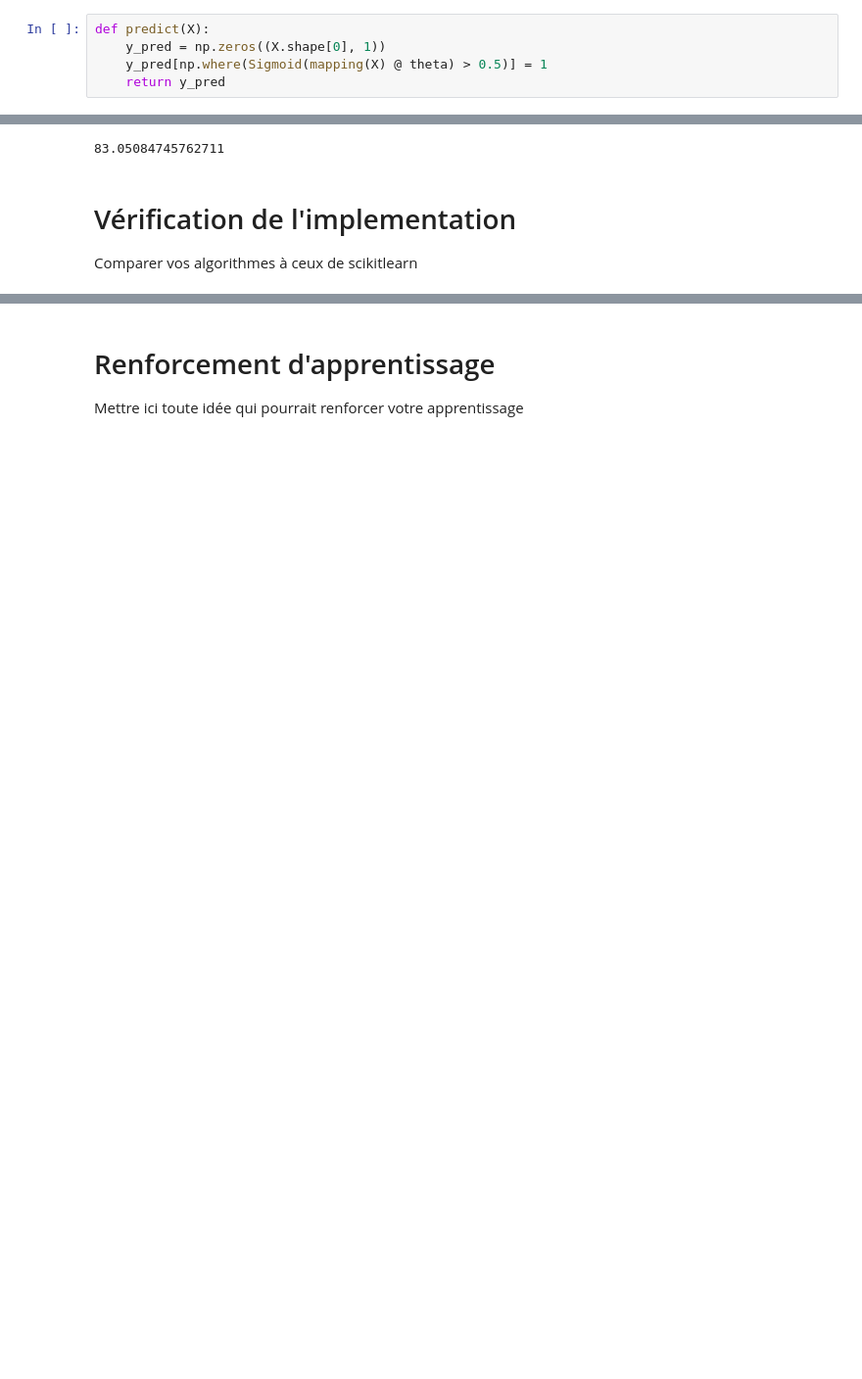
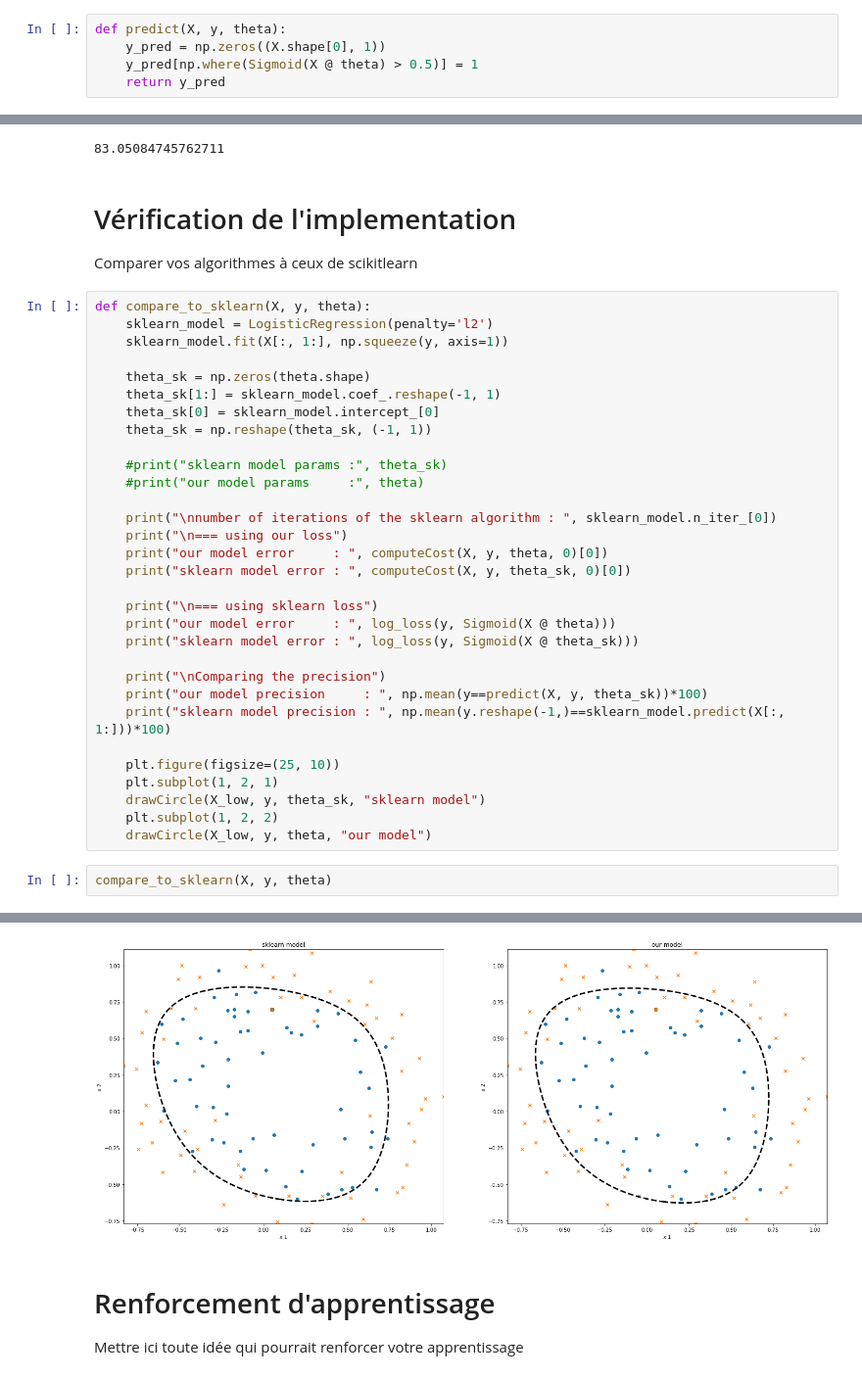
Before and after one commit to ayoubhammal/notebooks_tp_iarn, a Jupyter notebook: tp4/TP 4 regularisation.ipynb, the cells around one changed output, grey strips where cells are left out. Shown: that part at 98% size. Saved outputs shown, nothing was run; the diff lists cells and outputs as text; blank space fills up the shorter version.

```diff
--- a/tp4/TP 4 regularisation.ipynb
+++ b/tp4/TP 4 regularisation.ipynb
@@ -236,9 +243,9 @@ def drawCircle():
 Ici il serait interessant de calculer la prédiction en utilisant un seuil
 i.e. si h>seuil alors classe =1 sinon classe = 0
 # %%
-def predict(X):
+def predict(X, y, theta):
     y_pred = np.zeros((X.shape[0], 1))
-    y_pred[np.where(Sigmoid(mapping(X) @ theta) > 0.5)] = 1
+    y_pred[np.where(Sigmoid(X @ theta) > 0.5)] = 1
     return y_pred
 # %% [markdown]
 # Affichage
@@ -290,3 +298,37 @@ precision
 # %% [markdown]
 # Vérification de l'implementation
 Comparer vos algorithmes à ceux de scikitlearn
+# %%
+def compare_to_sklearn(X, y, theta):
+    sklearn_model = LogisticRegression(penalty='l2')
+    sklearn_model.fit(X[:, 1:], np.squeeze(y, axis=1))
+
+    theta_sk = np.zeros(theta.shape)
+    theta_sk[1:] = sklearn_model.coef_.reshape(-1, 1)
+    theta_sk[0] = sklearn_model.intercept_[0]
+    theta_sk = np.reshape(theta_sk, (-1, 1))
+
+    #print("sklearn model params :", theta_sk)
+    #print("our model params     :", theta)
+
+    print("\nnumber of iterations of the sklearn algorithm : ", sklearn_model.n_iter_[0])
+    print("\n=== using our loss")
+    print("our model error     : ", computeCost(X, y, theta, 0)[0])
+    print("sklearn model error : ", computeCost(X, y, theta_sk, 0)[0])
+
+    print("\n=== using sklearn loss")
+    print("our model error     : ", log_loss(y, Sigmoid(X @ theta)))
+    print("sklearn model error : ", log_loss(y, Sigmoid(X @ theta_sk)))
+
+    print("\nComparing the precision")
+    print("our model precision     : ", np.mean(y==predict(X, y, theta_sk))*100)
+    print("sklearn model precision : ", np.mean(y.reshape(-1,)==sklearn_model.predict(X[:, 1:]))*100)
+
+    plt.figure(figsize=(25, 10))
+    plt.subplot(1, 2, 1)
+    drawCircle(X_low, y, theta_sk, "sklearn model")
+    plt.subplot(1, 2, 2)
+    drawCircle(X_low, y, theta, "our model")
+# %%
+compare_to_sklearn(X, y, theta)
+# %% [output]
@@ -293,3 +350,4 @@ Comparer vos algorithmes à ceux de scikitlearn
+[figure, added]
 # %% [markdown]
 # Renforcement d'apprentissage
 Mettre ici toute idée qui pourrait renforcer votre apprentissage
```
Also changed, not shown: parts of 14 cells of this notebook, 6 other files.
